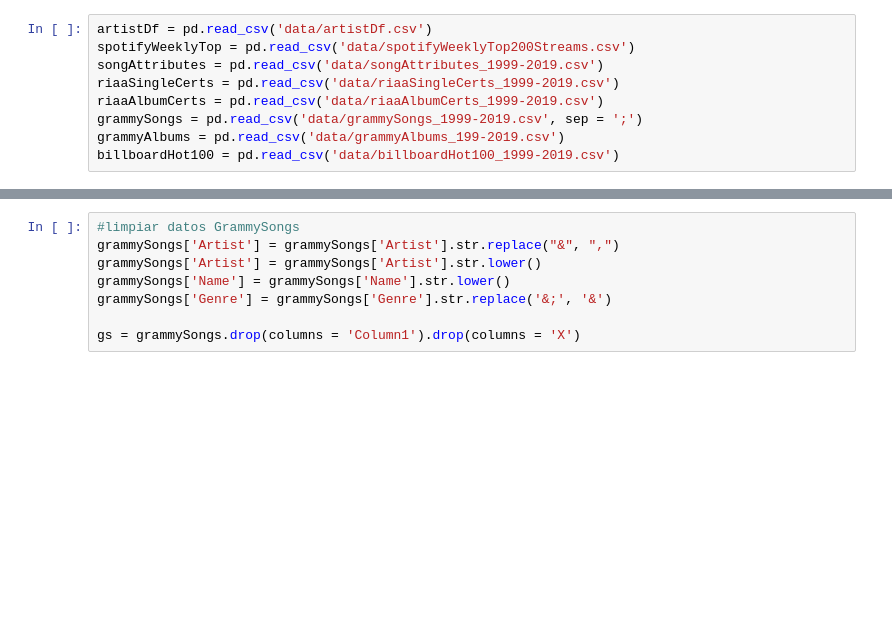
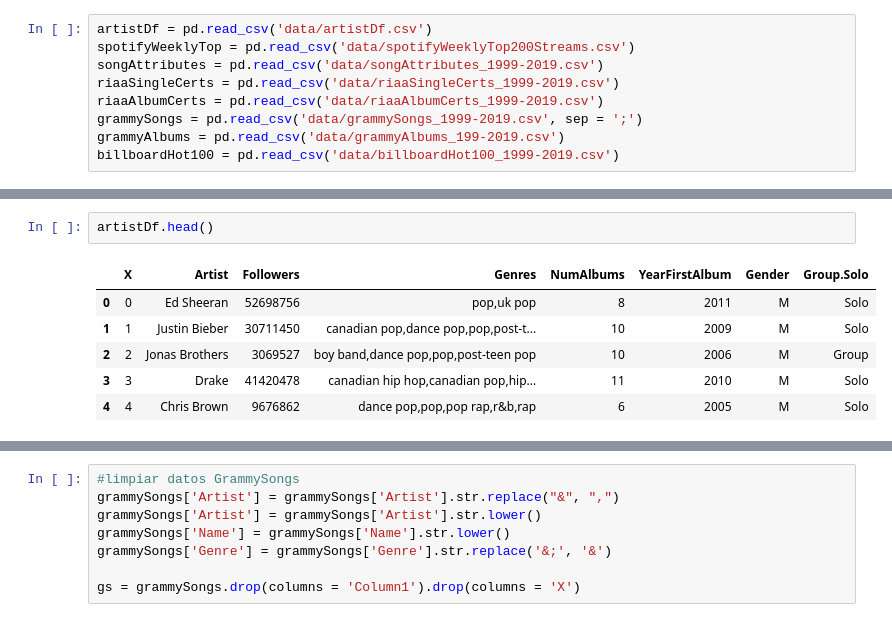
Before and after one commit to Litr0/Proyecto-Mineria, a Jupyter notebook: Hito1.ipynb, the cells around one changed output, grey strips where cells are left out. Saved outputs shown, nothing was run; the diff lists cells and outputs as text; blank space fills up the shorter version.

```diff
--- a/Hito1.ipynb
+++ b/Hito1.ipynb
@@ -35,0 +45,9 @@ billboardHot100 = pd.read_csv('data/billboardHot100_1999-2019.csv')
+# %%
+artistDf.head()
+# %% [output]
+|  | X | Artist | Followers | Genres | NumAlbums | YearFirstAlbum | Gender | Group.Solo |
+| 0 | 0 | Ed Sheeran | 52698756 | pop,uk pop | 8 | 2011 | M | Solo |
+| 1 | 1 | Justin Bieber | 30711450 | canadian pop,dance pop,pop,post-t... | 10 | 2009 | M | Solo |
+| 2 | 2 | Jonas Brothers | 3069527 | boy band,dance pop,pop,post-teen pop | 10 | 2006 | M | Group |
+| 3 | 3 | Drake | 41420478 | canadian hip hop,canadian pop,hip... | 11 | 2010 | M | Solo |
+| 4 | 4 | Chris Brown | 9676862 | dance pop,pop,pop rap,r&b,rap | 6 | 2005 | M | Solo |
```
Also changed, not shown: parts of 4 cells of this notebook.
